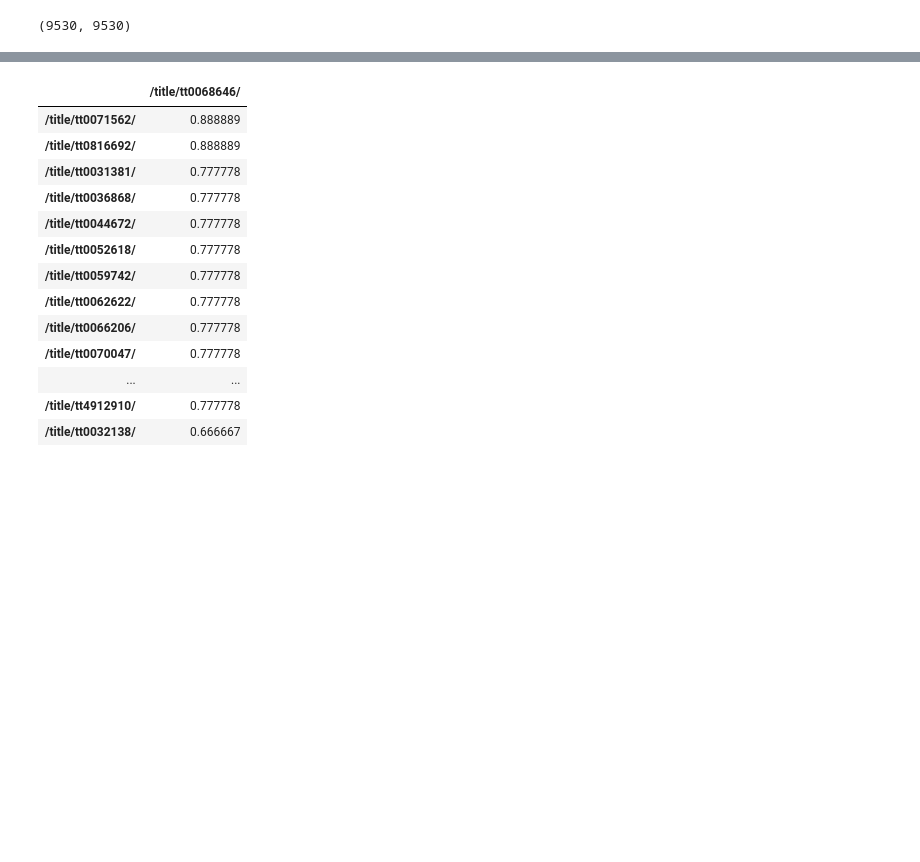
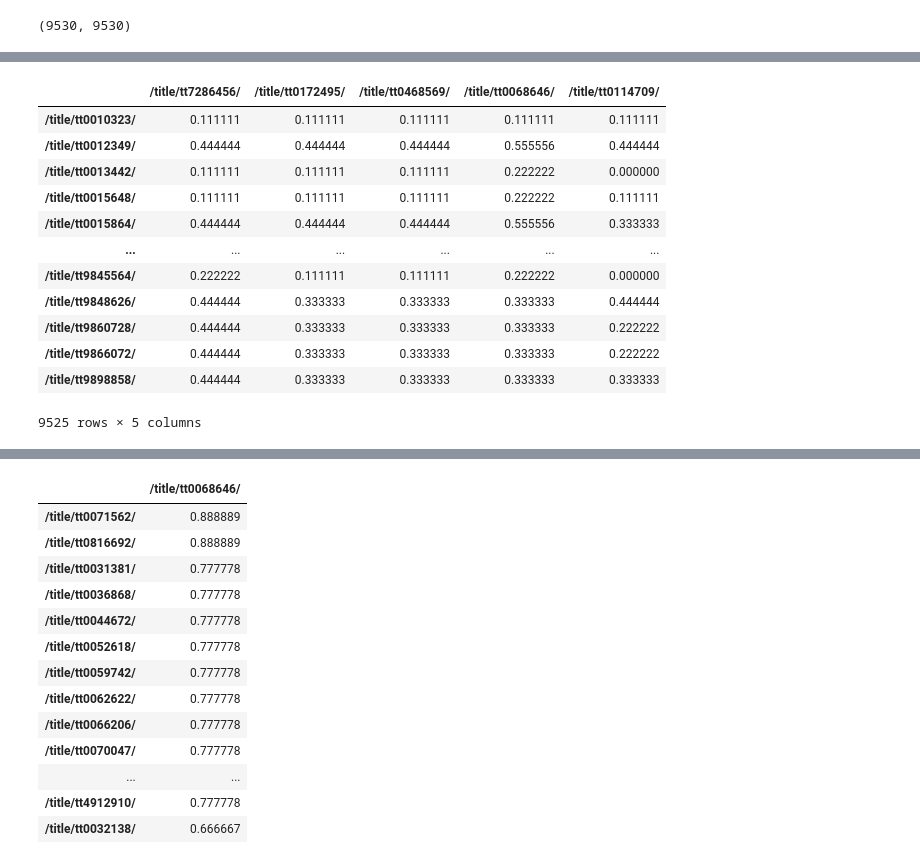
Before and after one commit to ilyamil/movie_recommender_system, a Jupyter notebook: notebooks/modeling.ipynb, the cells around one changed output, grey strips where cells are left out. Saved outputs shown, nothing was run; the diff lists cells and outputs as text; code cells hidden in the pictures; blank space fills up the shorter version.

```diff
--- a/notebooks/modeling.ipynb
+++ b/notebooks/modeling.ipynb
@@ -734,0 +795,4 @@ Wall time: 519 ms
+# %%
+%%time
+cos_feats_mat[titles].drop(titles)
+# %% [output]
@@ -734,0 +801,13 @@ Wall time: 519 ms
+|  | /title/tt7286456/ | /title/tt0172495/ | /title/tt0468569/ | /title/tt0068646/ | /title/tt0114709/ |
+| /title/tt0010323/ | 0.111111 | 0.111111 | 0.111111 | 0.111111 | 0.111111 |
+| /title/tt0012349/ | 0.444444 | 0.444444 | 0.444444 | 0.555556 | 0.444444 |
+| /title/tt0013442/ | 0.111111 | 0.111111 | 0.111111 | 0.222222 | 0.000000 |
+| /title/tt0015648/ | 0.111111 | 0.111111 | 0.111111 | 0.222222 | 0.111111 |
+| /title/tt0015864/ | 0.444444 | 0.444444 | 0.444444 | 0.555556 | 0.333333 |
+| ... | ... | ... | ... | ... | ... |
+| /title/tt9845564/ | 0.222222 | 0.111111 | 0.111111 | 0.222222 | 0.000000 |
+| /title/tt9848626/ | 0.444444 | 0.333333 | 0.333333 | 0.333333 | 0.444444 |
+| /title/tt9860728/ | 0.444444 | 0.333333 | 0.333333 | 0.333333 | 0.222222 |
+| /title/tt9866072/ | 0.444444 | 0.333333 | 0.333333 | 0.333333 | 0.222222 |
+| /title/tt9898858/ | 0.444444 | 0.333333 | 0.333333 | 0.333333 | 0.333333 |
+9525 rows × 5 columns
```
Also changed, not shown: parts of 32 cells of this notebook, 15 other files.
